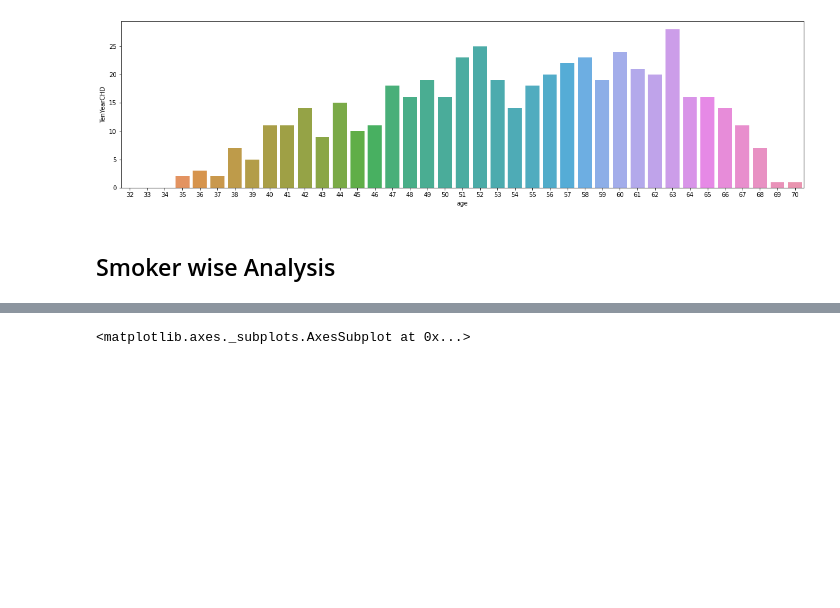
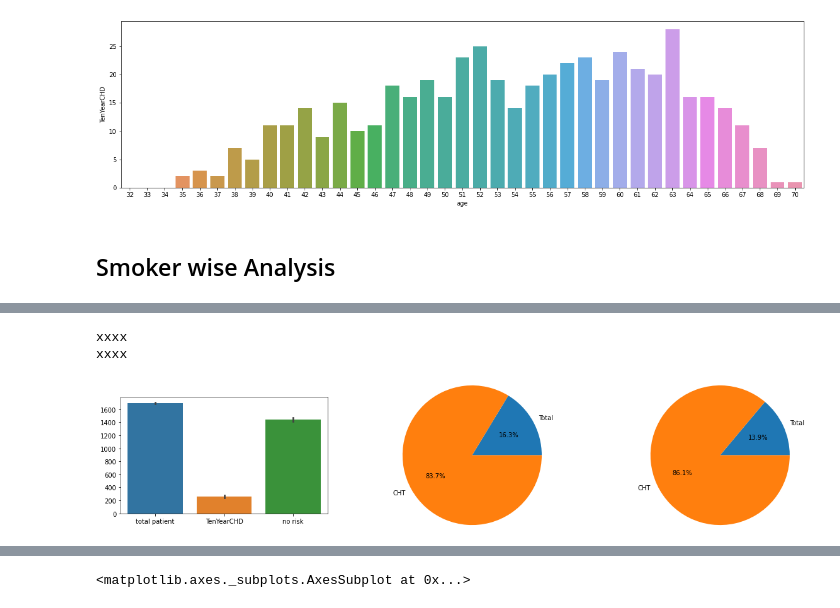
Before and after one commit to solankinitin1210/Capstone-Project-Cardiovascular-Risk-Prediction, a Jupyter notebook: Cardiovascular_Risk_Prediction_Capstone_Project.ipynb, the cells around one changed output, grey strips where cells are left out. Cells and saved outputs as stored; diff of their text form; code cells hidden in the pictures; blank space fills up the shorter version.

```diff
--- a/Cardiovascular_Risk_Prediction_Capstone_Project.ipynb
+++ b/Cardiovascular_Risk_Prediction_Capstone_Project.ipynb
@@ -416,0 +416,17 @@ smoking_wise
+# %%
+# Plot Target Variable
+plt.figure(figsize = (20,40))
+plt.subplot(10,3,1)
+sns.barplot(data=smoking_wise)
+#smoking_wise.plot.bar(x='is_smoking',y=['total patient','TenYearCHD'])
+print('xxxx')
+plt.subplot(10,3,2)
+plt.pie(smoking_wise.iloc[1,2:],labels=['Total','CHT'],radius=1.5,autopct='%1.1f%%')
+print('xxxx')
+plt.subplot(10,3,3)
+plt.pie(smoking_wise.iloc[0,2:],labels=['Total','CHT'],radius=1.5,autopct='%1.1f%%')
+plt.show()
+# %% [output]
+xxxx
+xxxx
+[figure, added]
```
Also changed, not shown: parts of 17 cells of this notebook.
